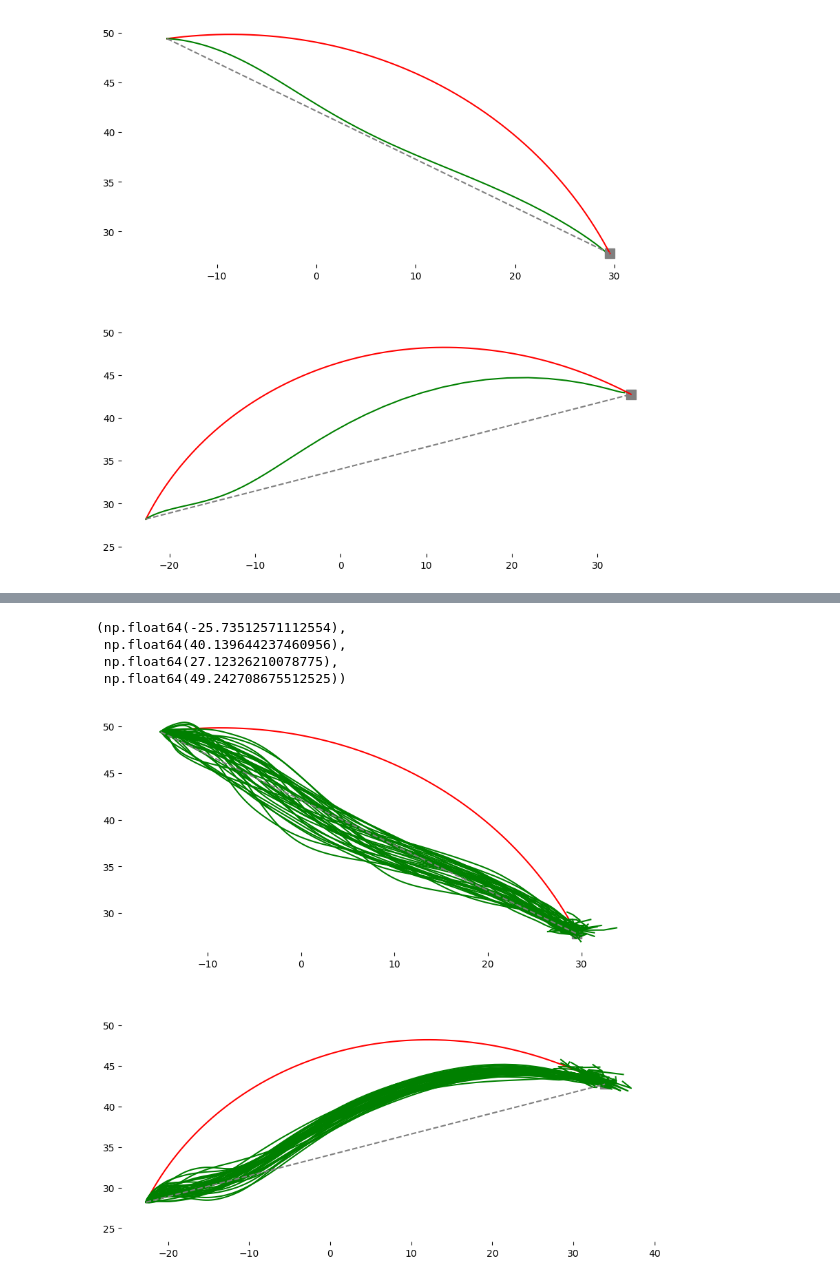
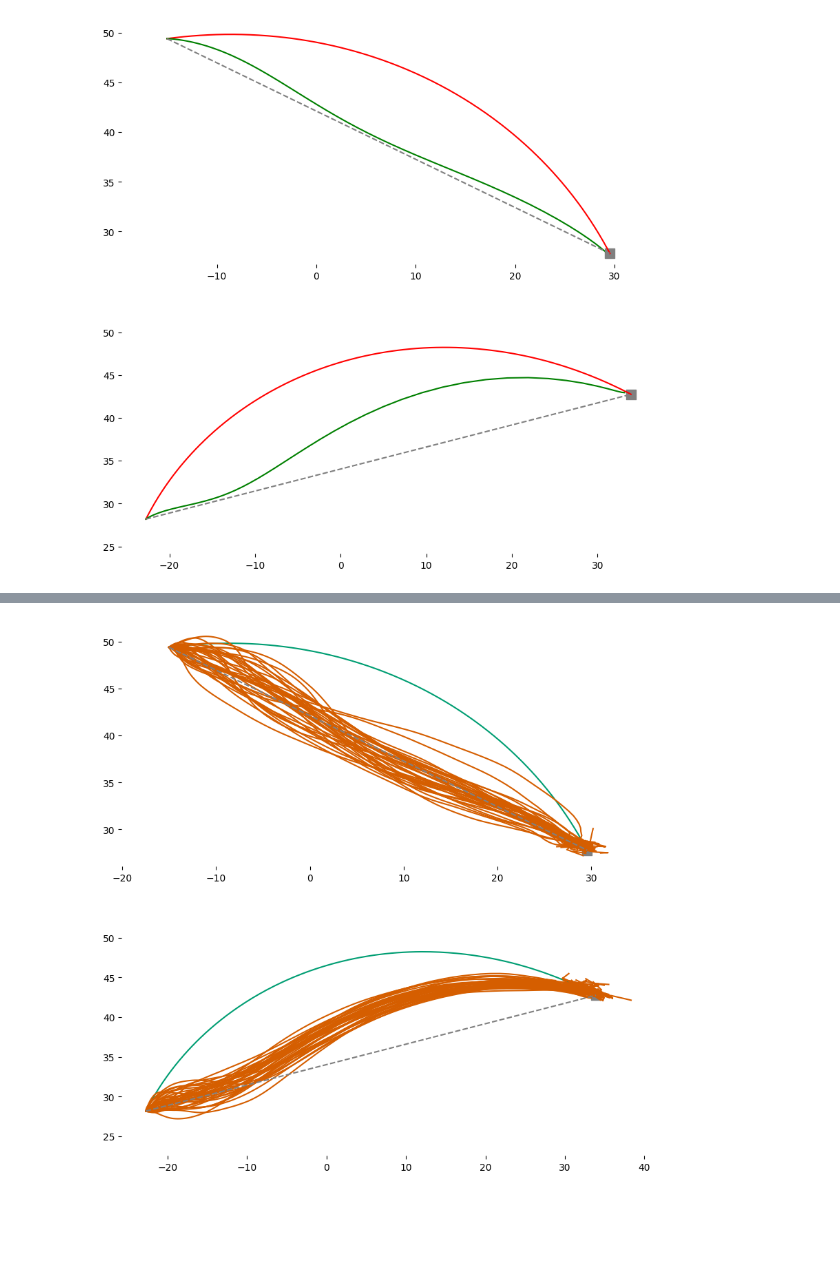
Before and after one commit to AlexandreThy/PhD, a Jupyter notebook: CurrentParts/PathConstraint.ipynb, the cells around one changed output, grey strips where cells are left out. Saved outputs shown, nothing was run; the diff lists cells and outputs as text; code cells hidden in the pictures; blank space fills up the shorter version.

```diff
--- a/CurrentParts/PathConstraint.ipynb
+++ b/CurrentParts/PathConstraint.ipynb
@@ -421,42 +505,38 @@ X0= [70,70]
 XN=[-10,100]
 fig,ax = plt.subplots(2,figsize = (10,10))
 plt.subplot(2,1,1)
 start = ToCartesian(np.array(X0)/180*pi)
 end = ToCartesian(np.array(XN)/180*pi)
 
 plt.scatter(end[0],end[1],marker = "s",color="grey",s = 100)
 
 X,Y = Feedback_Linearization_witPathConstraint(wp = 0,taupath = 1e-2,starting_point=start,targets=end)
-plt.plot(X,Y,color = "red")
+plt.plot(X,Y,color = "#009E73")
 for n in range(num_sim):
     X,Y = Feedback_Linearization_witPathConstraint(wp = 10,Num_iter=120,starting_point=start,targets=end,percent = .5,taupath = 10,Activate_Noise= True)
-    plt.plot(X,Y,color = "green")
+    plt.plot(X,Y,color = "#D55E00")
 plt.plot(np.linspace(start[0],end[0],60),np.linspace(start[1],end[1],60),color = "grey",linestyle = "--")
 delete_axis(ax[0])
 plt.axis("equal")
 plt.subplot(2,1,2)
 X0= [70,110]
 XN=[20,60]
 
 start = ToCartesian(np.array(X0)/180*pi)
 end = ToCartesian(np.array(XN)/180*pi)
 
 plt.scatter(end[0],end[1],marker = "s",color="grey",s = 100)
 
 X,Y = Feedback_Linearization_witPathConstraint(wp = 0,taupath = 1e-2,starting_point=start,targets=end)
-plt.plot(X,Y,color = "red")
+plt.plot(X,Y,color = "#009E73")
 for n in range(num_sim):
     X,Y = Feedback_Linearization_witPathConstraint(wp = 10,Num_iter=120,starting_point=start,targets=end,percent = .5,taupath = 10,Activate_Noise= True)
-    plt.plot(X,Y,color = "green")
+    plt.plot(X,Y,color = "#D55E00")
 plt.plot(np.linspace(start[0],end[0],60),np.linspace(start[1],end[1],60),color = "grey",linestyle = "--")
 delete_axis(ax[1])
 plt.axis("equal")
 # %% [output]
-(np.float64(-25.73512571112554),
- np.float64(40.139644237460956),
- np.float64(27.12326210078775),
- np.float64(49.242708675512525))
-[figure, old version]
+[figure, new version]
 # %%
 num_sim = 36
 
```
Also changed, not shown: parts of 6 cells of this notebook.
